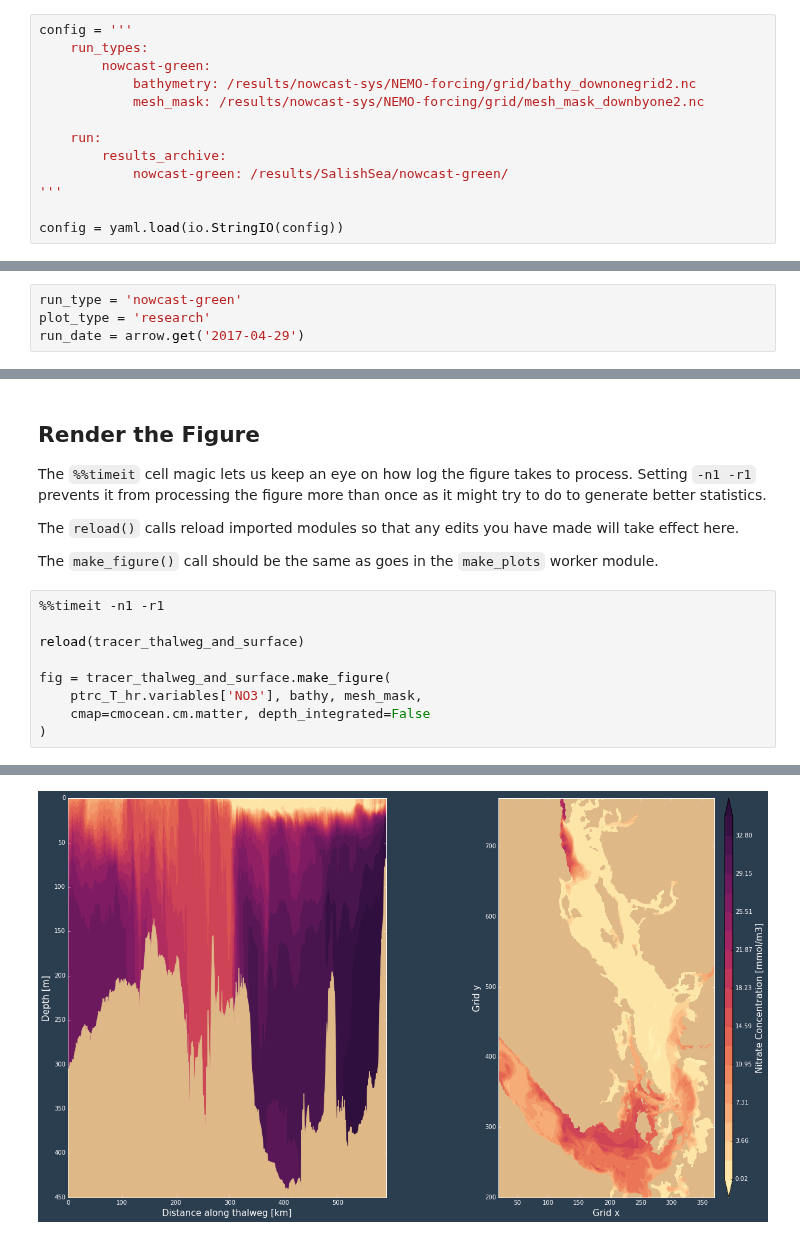
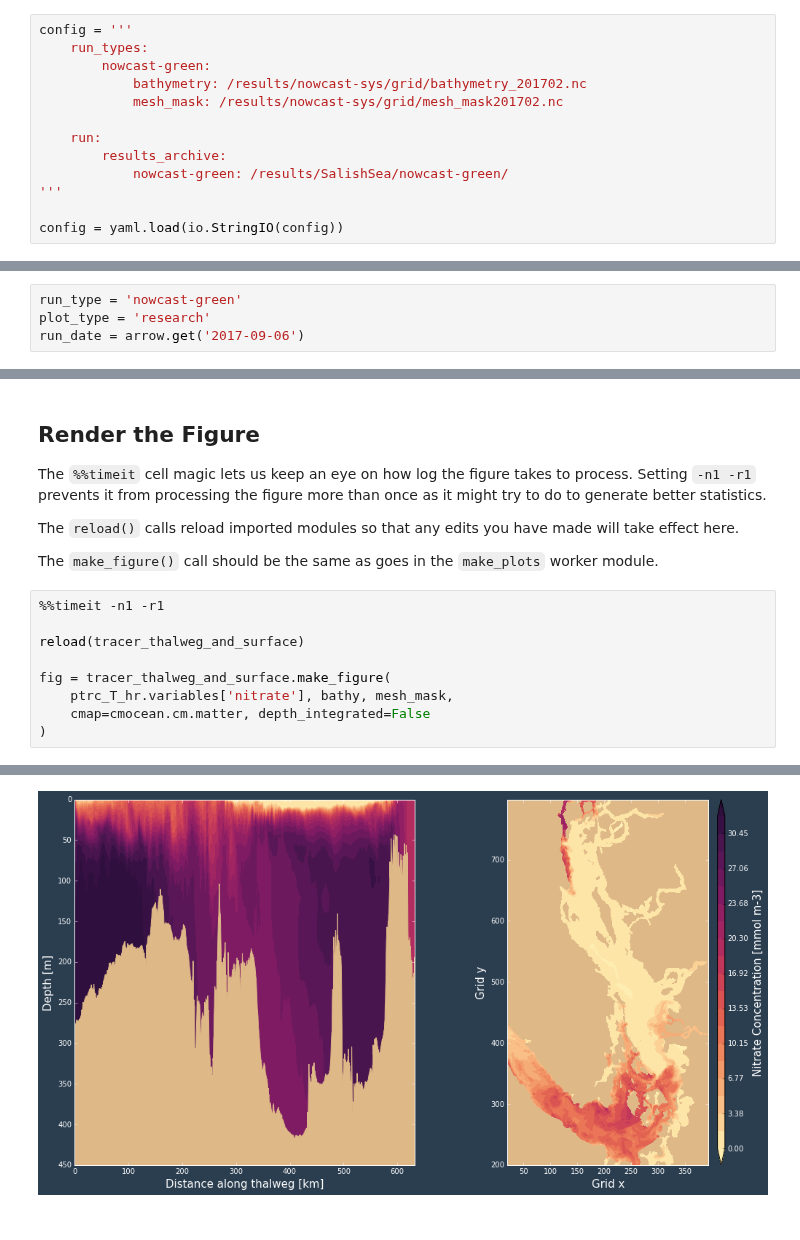
Before and after one commit to SalishSeaCast/SalishSeaNowcast, a Jupyter notebook: notebooks/figures/research/TestTracerThalwegAndSurface.ipynb, the cells around one changed output, grey strips where cells are left out. Saved outputs shown, nothing was run; the diff lists cells and outputs as text.

```diff
--- a/notebooks/figures/research/TestTracerThalwegAndSurface.ipynb
+++ b/notebooks/figures/research/TestTracerThalwegAndSurface.ipynb
@@ -51,8 +51,8 @@ The `yaml.load()` call at the bottom of the cell converts the string into a `con
 config = '''
     run_types:
         nowcast-green:
-            bathymetry: /results/nowcast-sys/NEMO-forcing/grid/bathy_downonegrid2.nc
-            mesh_mask: /results/nowcast-sys/NEMO-forcing/grid/mesh_mask_downbyone2.nc
+            bathymetry: /results/nowcast-sys/grid/bathymetry_201702.nc
+            mesh_mask: /results/nowcast-sys/grid/mesh_mask201702.nc
 
     run:
         results_archive:
@@ -67,7 +67,7 @@ config = yaml.load(io.StringIO(config))
 # %%
 run_type = 'nowcast-green'
 plot_type = 'research'
-run_date = arrow.get('2017-04-29')
+run_date = arrow.get('2017-09-06')
 # %% [markdown]
 ## Simulate the Set-up of Variables and Paths in the `make_plots.make_plots()` Function
 
@@ -105,7 +105,7 @@ The `make_figure()` call should be the same as goes in the `make_plots` worker m
 reload(tracer_thalweg_and_surface)
 
 fig = tracer_thalweg_and_surface.make_figure(
-    ptrc_T_hr.variables['NO3'], bathy, mesh_mask,
+    ptrc_T_hr.variables['nitrate'], bathy, mesh_mask,
     cmap=cmocean.cm.matter, depth_integrated=False
 )
 # %% [output]
@@ -113 +113 @@ fig = tracer_thalweg_and_surface.make_figure(
-[figure, old version]
+[figure, new version]
```
Also changed, not shown: parts of 1 cell of this notebook, 4 other files.
